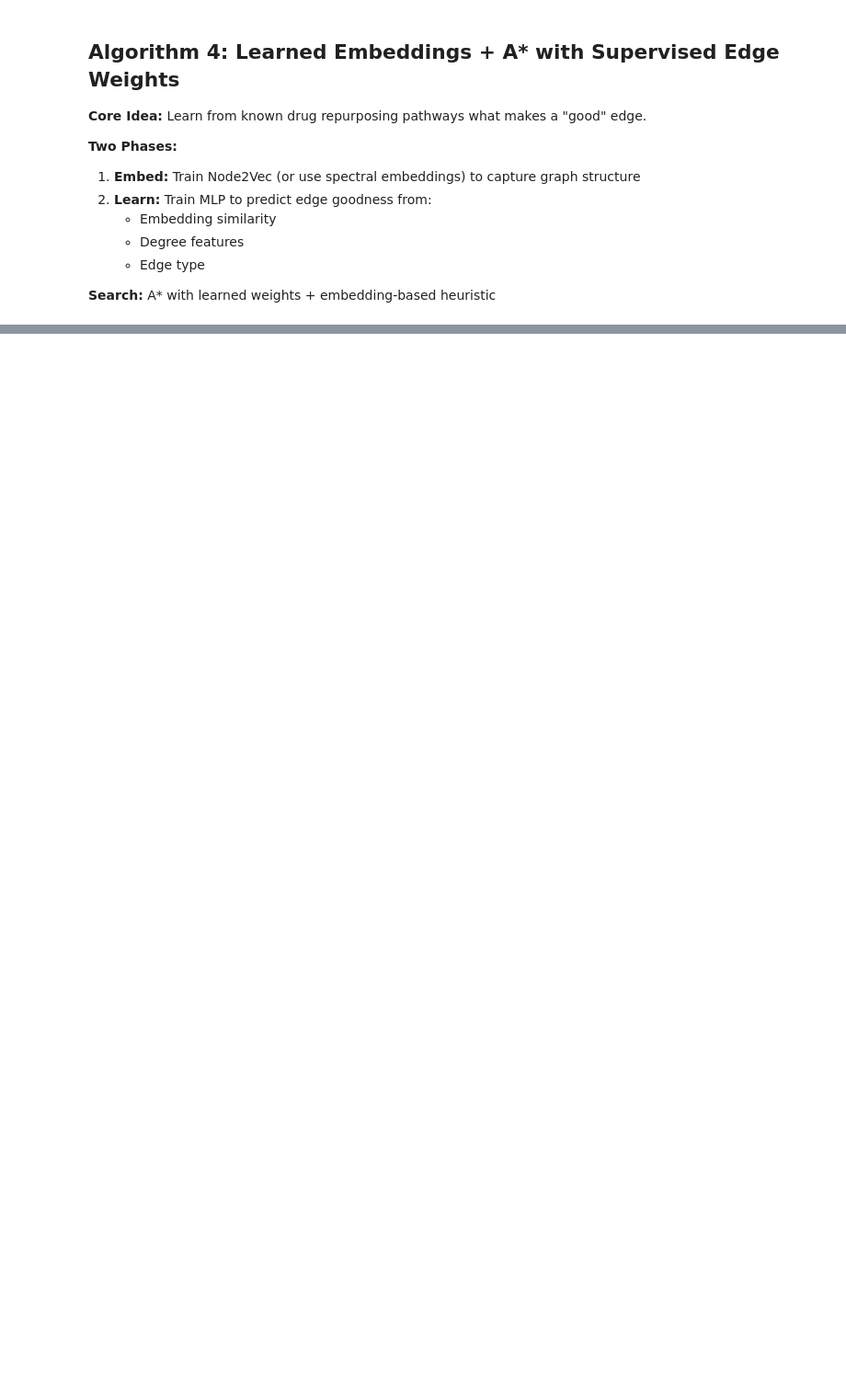
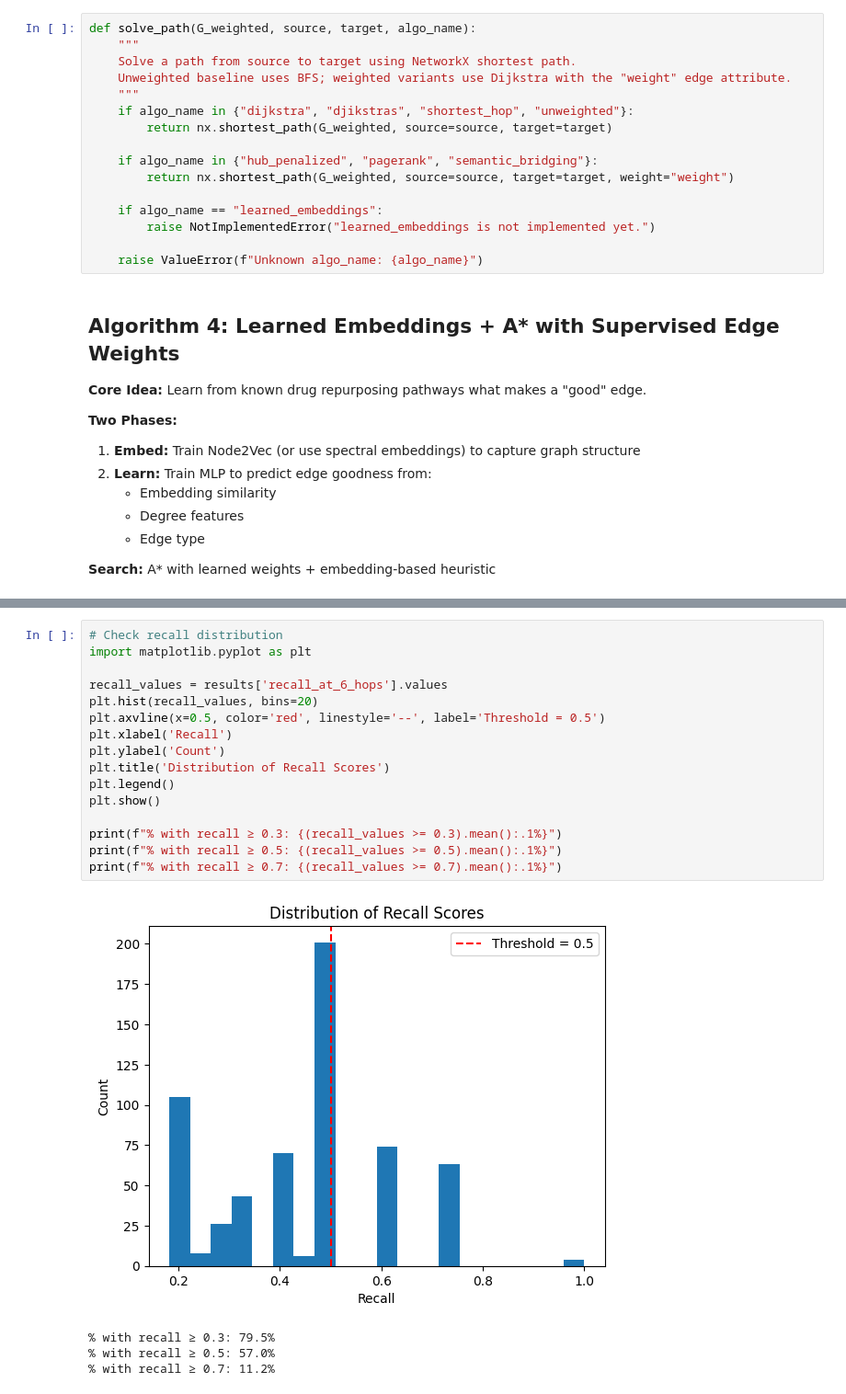
Before and after one commit to maxxyhc/PrimeKG-Pathfinding-Algorithm-Benchmark-Laboratory, a Jupyter notebook: notebook/algorithm_benchmark.ipynb, the cells around one changed output, grey strips where cells are left out. Shown at 92% size. Cells and saved outputs as stored; diff of their text form; blank space fills up the shorter version.

```diff
--- a/notebook/algorithm_benchmark.ipynb
+++ b/notebook/algorithm_benchmark.ipynb
@@ -546,3 +357,19 @@ pr_predictions = run_pagerank_inverse(G, ground_truth_nodes, damping=0.85)
+# %%
+def solve_path(G_weighted, source, target, algo_name):
+    """
+    Solve a path from source to target using NetworkX shortest path.
+    Unweighted baseline uses BFS; weighted variants use Dijkstra with the "weight" edge attribute.
+    """
+    if algo_name in {"dijkstra", "djikstras", "shortest_hop", "unweighted"}:
+        return nx.shortest_path(G_weighted, source=source, target=target)
+
+    if algo_name in {"hub_penalized", "pagerank", "semantic_bridging"}:
+        return nx.shortest_path(G_weighted, source=source, target=target, weight="weight")
+
+    if algo_name == "learned_embeddings":
+        raise NotImplementedError("learned_embeddings is not implemented yet.")
+
+    raise ValueError(f"Unknown algo_name: {algo_name}")
 # %% [markdown]
 ## Algorithm 4: Learned Embeddings + A* with Supervised Edge Weights
 
@@ -739,0 +672,21 @@ ev.display_summary_table(summary)
+# %%
+# Check recall distribution
+import matplotlib.pyplot as plt
+
+recall_values = results['recall_at_6_hops'].values
+plt.hist(recall_values, bins=20)
+plt.axvline(x=0.5, color='red', linestyle='--', label='Threshold = 0.5')
+plt.xlabel('Recall')
+plt.ylabel('Count')
+plt.title('Distribution of Recall Scores')
+plt.legend()
+plt.show()
+
+print(f"% with recall ≥ 0.3: {(recall_values >= 0.3).mean():.1%}")
+print(f"% with recall ≥ 0.5: {(recall_values >= 0.5).mean():.1%}")
+print(f"% with recall ≥ 0.7: {(recall_values >= 0.7).mean():.1%}")
+# %% [output]
+[figure, added]
+% with recall ≥ 0.3: 79.5%
+% with recall ≥ 0.5: 57.0%
+% with recall ≥ 0.7: 11.2%
```
Also changed, not shown: parts of 42 cells of this notebook, 7 other files.
